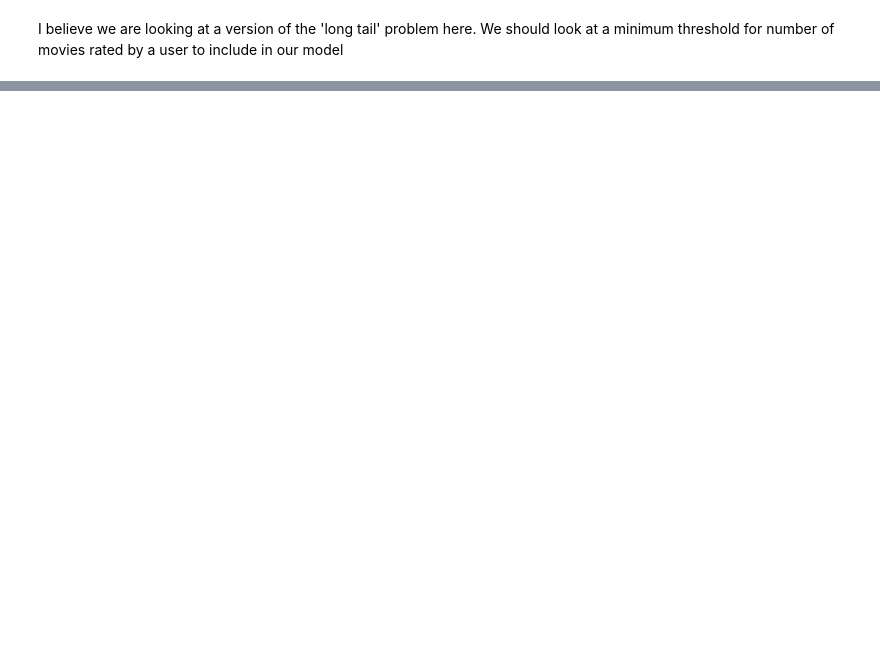
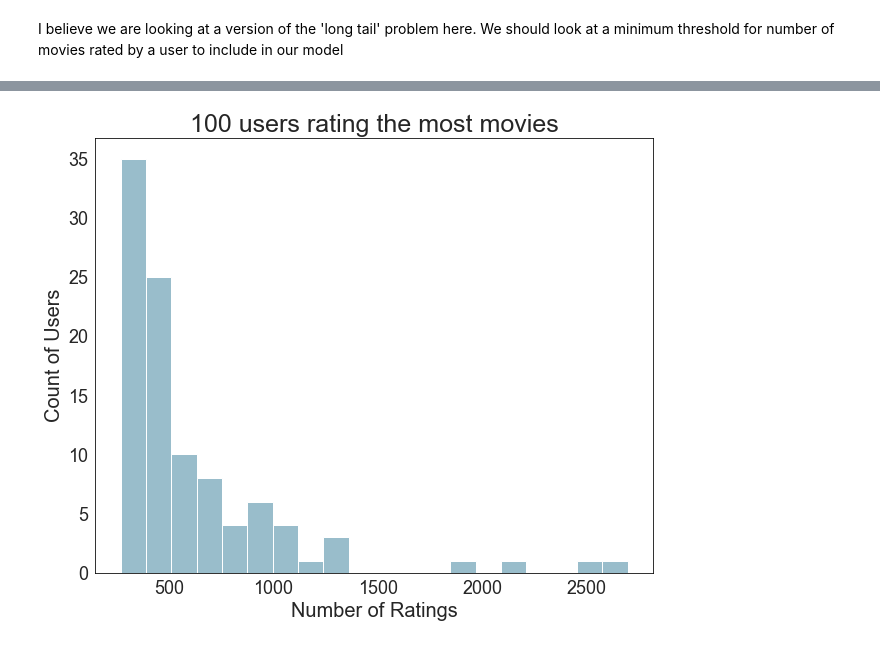
Before and after one commit to lecritch/Rate-5-Get-5-Movie-Recommendation-System, a Jupyter notebook: notebooks/exploratory/dcm_explore/02a_dcm_eda_viz.ipynb, the cells around one changed output, grey strips where cells are left out. Saved outputs shown, nothing was run; the diff lists cells and outputs as text; code cells hidden in the pictures; blank space fills up the shorter version.

```diff
--- a/notebooks/exploratory/dcm_explore/02a_dcm_eda_viz.ipynb
+++ b/notebooks/exploratory/dcm_explore/02a_dcm_eda_viz.ipynb
@@ -262,2 +267,5 @@ NameError: name 'plt' is not defined
 # %% [markdown]
 I believe we are looking at a version of the 'long tail' problem here. We should look at a minimum threshold for number of movies rated by a user to include in our model
+# %%
+top100 = users.sort_values('rating', ascending=False)[:100]
+top100
@@ -263,0 +305,9 @@ I believe we are looking at a version of the 'long tail' problem here. We should
+# %%
+fig = plt.subplots(figsize=(10,8))
+plt.hist(top100.rating, bins =20, color='#99BDCB')
+plt.title('100 users rating the most movies')
+plt.xlabel('Number of Ratings')
+plt.ylabel('Count of Users')
+plt.show();
+# %% [output]
+[figure, added]
```
Also changed, not shown: parts of 17 cells of this notebook, 2 other files.
